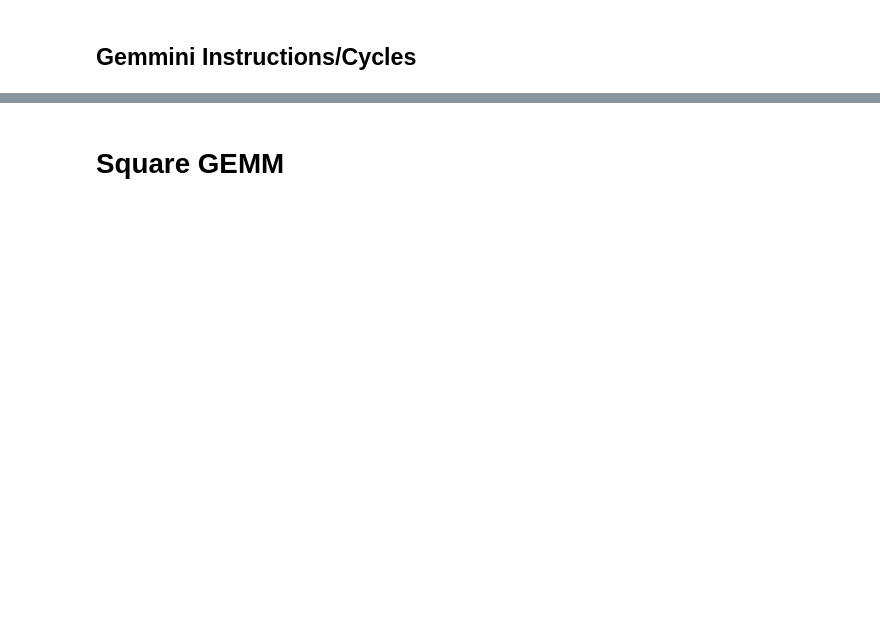
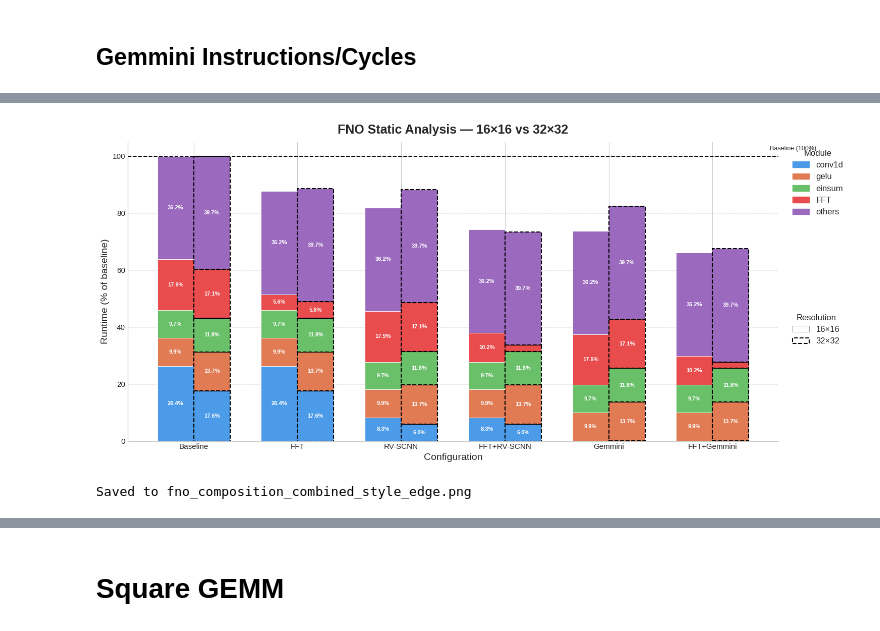
Before and after one commit to juandiegoproch/FNO_acceltests, a Jupyter notebook: graphs.ipynb, the cells around one changed output, grey strips where cells are left out. Saved outputs shown, nothing was run; the diff lists cells and outputs as text; code cells hidden in the pictures; blank space fills up the shorter version.

```diff
--- a/graphs.ipynb
+++ b/graphs.ipynb
@@ -494,8 +477,6 @@ for suffix, res_label in [("16", "16x16"), ("32", "32x32")]:
 # %%
-fno_acceleration = pd.DataFrame(fno_acceleration)
-
-# ── BUILD TEMP (unchanged from your original) ─────────────────────────────────
 def build_temp(fno_acceleration, suffix):
+    """Parses dataframe, normalizes against a clean baseline sum, and aggregates groups."""
     fft_modules = ["fft_cumulative", "rfftn", "ifftn", "irfftn"]
     configs = ["baseline", "fft_only", "gemmini", "rvscnn", "fft_gemmini", "fft_rvscnn"]
     col_map = {
@@ -506,13 +487,18 @@ def build_temp(fno_acceleration, suffix):
         "fft_gemmini": f"fft_gemmini_{suffix}",
         "fft_rvscnn":  f"fft_rvscnn_{suffix}",
     }
-    baseline_total = fno_acceleration[f"base_{suffix}"].sum()
+
+    # Filter 'fft_cumulative' out of baseline sum calculation to avoid double-counting.
+    true_base_rows = fno_acceleration[fno_acceleration["module"] != "fft_cumulative"]
+    baseline_total = true_base_rows[f"base_{suffix}"].sum()
+
     rows = []
     for module_group, label in [
         (["conv1d"],  "conv1d"),
         (["gelu"],    "gelu"),
         (["einsum"],  "einsum"),
-        (fft_modules, "FFT"),
+        # Breakdown of individual FFT components
+        (["rfftn", "ifftn", "irfftn"], "FFT"),
         (["others"],  "others"),
     ]:
         row = {"module": label}
@@ -541,7 +527,7 @@ temps = {}
 for suffix, _ in RESOLUTIONS:
     temps[suffix], _ = build_temp(fno_acceleration, suffix)
 
-# Sort order: use 16x16 baseline totals to determine config order (descending)
+# Order configurations based on the baseline composition totals (16x16)
 totals_16 = temps["16"][CONFIGS].sum(axis=0)
 order = totals_16.sort_values(ascending=False).index.tolist()
 sorted_labels = [CONFIG_LABELS[CONFIGS.index(c)] for c in order]
@@ -553,27 +539,39 @@ bar_width   = group_width / n_res
 x = np.arange(n_configs)  # center of each group
 
 # ── PLOT ──────────────────────────────────────────────────────────────────────
+plt.style.use('seaborn-v0_8-whitegrid')
+
 fig, ax = plt.subplots(figsize=(15, 7))
 
 for r_idx, (suffix, res_label) in enumerate(RESOLUTIONS):
     temp = temps[suffix]
-    # Offset each resolution's bars within the group
     offset = (r_idx - (n_res - 1) / 2) * bar_width
     bottoms = np.zeros(n_configs)
 
     for m_idx, (module, color) in enumerate(zip(MODULES, COLORS)):
         vals = temp.set_index("module").loc[module, order].values.astype(float)
 
-        # Slightly desaturate/darken the second resolution for visual distinction
-        alpha = 1.0 if r_idx == 0 else 0.65
-        hatch = "" if r_idx == 0 else "///"
+        # CHANGE: Edge Variation is applied here. Hatching is removed.
+        alpha = 1.0
+        hatch = "" # Pattern removed
+
+        # Style 16x16 (Thin white border) vs 32x32 (Thick dashed black border)
+        if r_idx == 1:
+            edge_color = "black"
+            line_style = "--"
+            line_width = 1.5
+        else:
+            edge_color = "white"
+            line_style = "-"
+            line_width = 0.6
 
         bars = ax.bar(
             x + offset, vals, bottom=bottoms,
             width=bar_width,
             color=color, alpha=alpha,
             hatch=hatch,
-            edgecolor="white", linewidth=0.6,
+            # Applied New Style
+            edgecolor=edge_color, linestyle=line_style, linewidth=line_width,
         )
 
         # Annotate segments large enough to label
@@ -591,40 +589,46 @@ for r_idx, (suffix, res_label) in enumerate(RESOLUTIONS):
 ax.axhline(100, color="black", linestyle="--", linewidth=1.4, zorder=5)
 ax.text(n_configs - 0.45, 101.5, "Baseline (100%)", fontsize=FS_ANNOT + 1, va="bottom")
 
-# ── LEGEND: modules + resolution hatching ─────────────────────────────────────
+# ── LEGEND: modules + resolution style breakdown ─────────────────────────────
 module_patches = [
     mpatches.Patch(color=c, label=m) for m, c in zip(MODULES, COLORS)
 ]
+
+# UPDATED: Legend patches illustrate the difference in edge styles.
 res_patches = [
-    mpatches.Patch(facecolor="grey", alpha=1.0, label="16×16"),
-    mpatches.Patch(facecolor="grey", alpha=0.65, hatch="///", label="32×32"),
+    mpatches.Patch(facecolor="white", edgecolor="grey", linewidth=0.6, linestyle="-", label="16×16"),
+    mpatches.Patch(facecolor="white", edgecolor="black", linewidth=1.5, linestyle="--", label="32×32"),
 ]
 legend1 = ax.legend(
     handles=module_patches,
     title="Module", fontsize=FS_LEGEND, title_fontsize=FS_LEGEND,
     bbox_to_anchor=(1.01, 1), loc="upper left"
 )
 ax.add_artist(legend1)
 ax.legend(
     handles=res_patches,
     title="Resolution", fontsize=FS_LEGEND, title_fontsize=FS_LEGEND,
     bbox_to_anchor=(1.01, 0.45), loc="upper left"
 )
 
 # ── AXES FORMATTING ───────────────────────────────────────────────────────────
 ax.set_xticks(x)
 ax.set_xticklabels(sorted_labels, fontsize=FS_TICK)
 ax.set_xlabel("Configuration", fontsize=FS_LABEL)
 ax.set_ylabel("Runtime (% of baseline)", fontsize=FS_LABEL)
 ax.set_title("FNO Static Analysis — 16×16 vs 32×32", fontsize=FS_TITLE, fontweight="bold", pad=12)
 ax.tick_params(axis="y", labelsize=FS_TICK)
 ax.spines[["top", "right"]].set_visible(False)
-ax.grid(axis="y", linestyle="--", alpha=0.35)
+ax.grid(axis="y", linestyle="--", alpha=0.5)
 
 plt.tight_layout()
-plt.savefig("fno_composition_combined.png", dpi=150, bbox_inches="tight")
+plt.savefig("figures/fno_composition_combined_style_edge.png", dpi=150, bbox_inches="tight")
 plt.show()
-print("Saved to fno_composition_combined.png")
+
+print("Saved to fno_composition_combined_style_edge.png")
+# %% [output]
+[figure, added]
+Saved to fno_composition_combined_style_edge.png
 # %%
 # ── DATAFRAME ────────────────────────────────────────────────────────────────
 import pandas as pd
```
Also changed, not shown: parts of 22 cells of this notebook, 39 other files.
